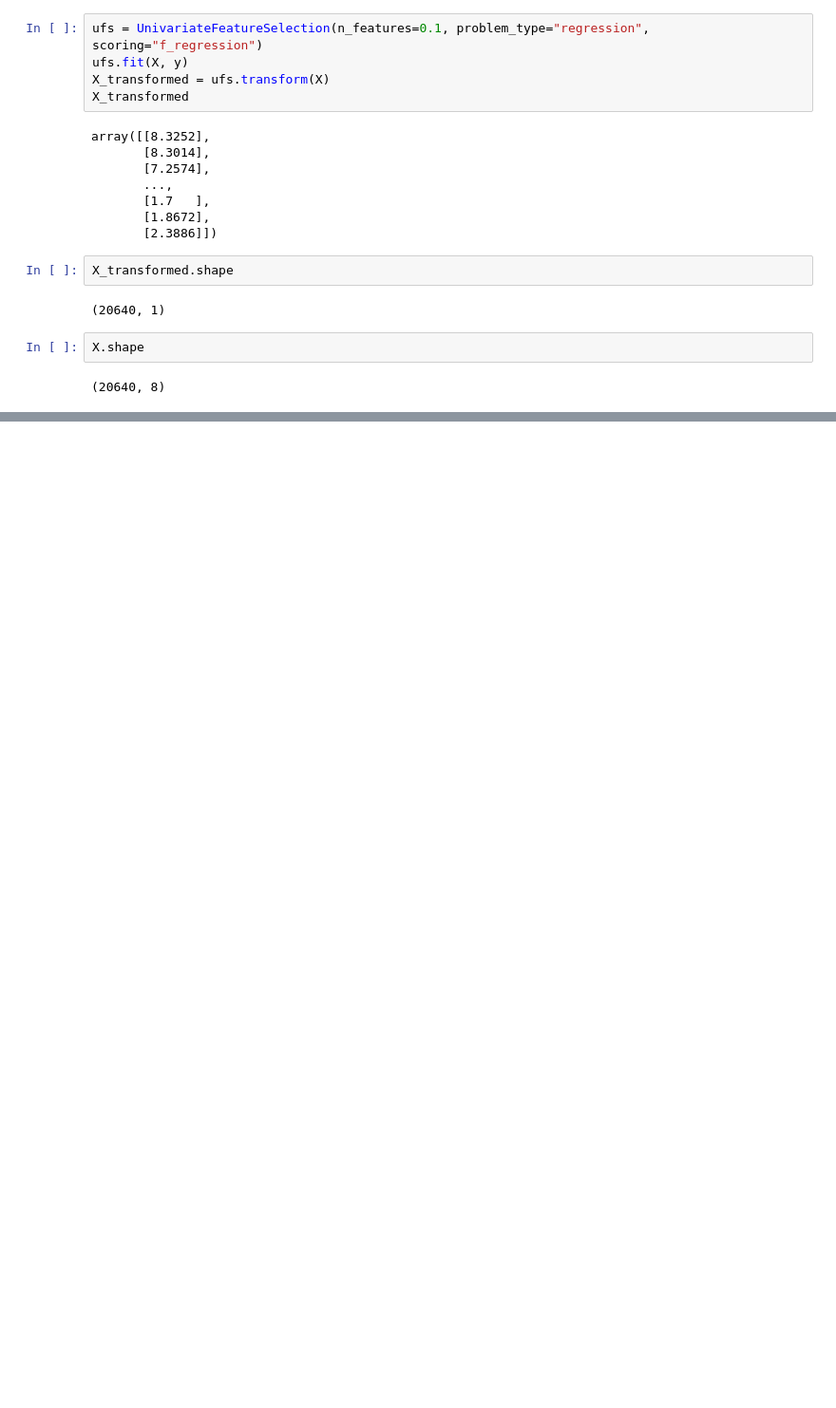
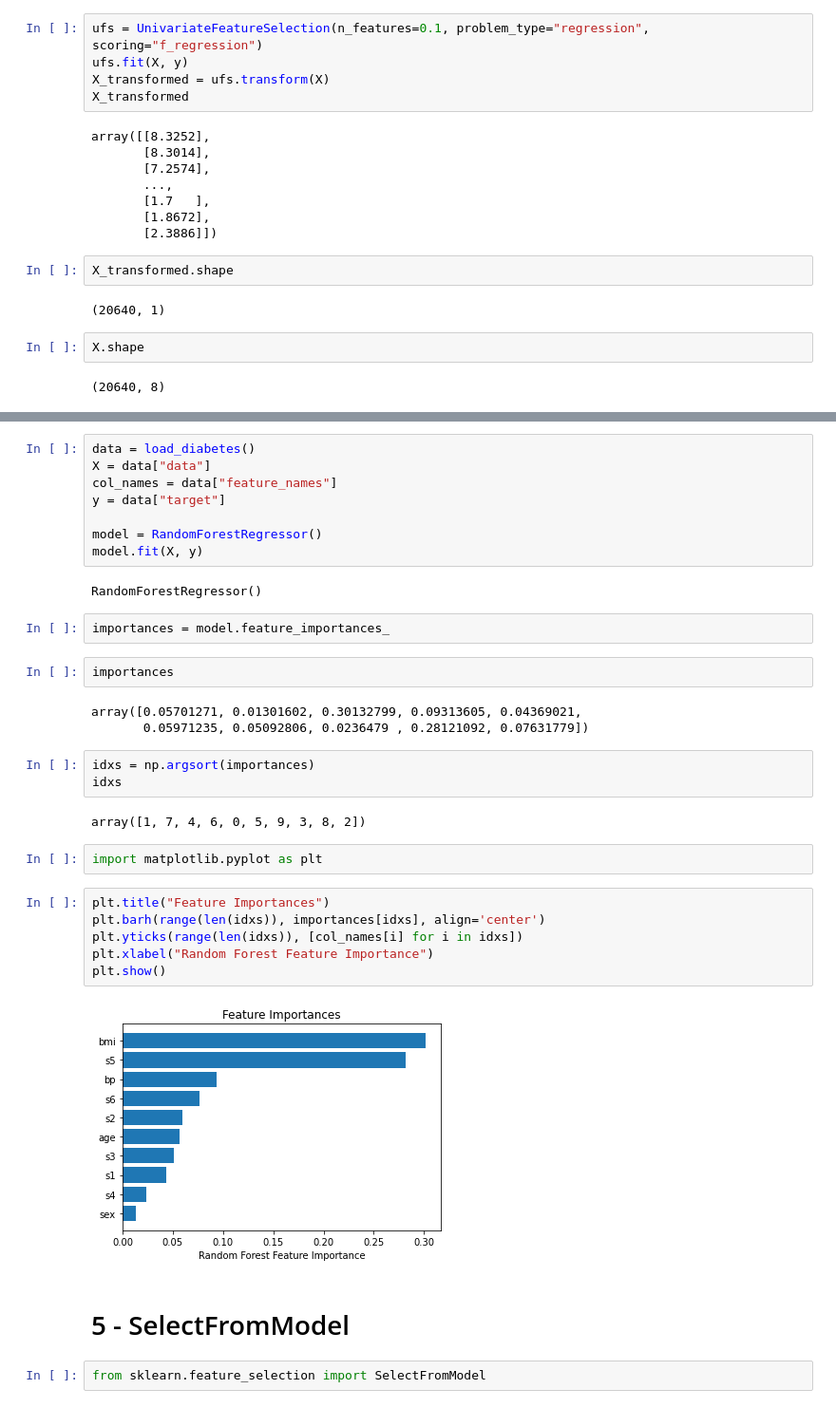
Before and after one commit to py4mac/approaching-any-ml-problem, a Jupyter notebook: 5-feature_selection.ipynb, the cells around one changed output, grey strips where cells are left out. Shown at 95% size. Cells and saved outputs as stored; diff of their text form; blank space fills up the shorter version.

Commit message:
Complete feature selection chapter

```diff
--- a/5-feature_selection.ipynb
+++ b/5-feature_selection.ipynb
@@ -49,0 +114,36 @@ X.shape
+# %%
+data = load_diabetes()
+X = data["data"]
+col_names = data["feature_names"]
+y = data["target"]
+
+model = RandomForestRegressor()
+model.fit(X, y)
+# %% [output]
+RandomForestRegressor()
+# %%
+importances = model.feature_importances_
+# %%
+importances
+# %% [output]
+array([0.05701271, 0.01301602, 0.30132799, 0.09313605, 0.04369021,
+       0.05971235, 0.05092806, 0.0236479 , 0.28121092, 0.07631779])
+# %%
+idxs = np.argsort(importances)
+idxs
+# %% [output]
+array([1, 7, 4, 6, 0, 5, 9, 3, 8, 2])
+# %%
+import matplotlib.pyplot as plt
+# %%
+plt.title("Feature Importances")
+plt.barh(range(len(idxs)), importances[idxs], align='center')
+plt.yticks(range(len(idxs)), [col_names[i] for i in idxs])
+plt.xlabel("Random Forest Feature Importance")
+plt.show()
+# %% [output]
+[figure, added]
+# %% [markdown]
+# 5 - SelectFromModel
+# %%
+from sklearn.feature_selection import SelectFromModel
```
Also changed, not shown: parts of 19 cells of this notebook, 2 other files.
